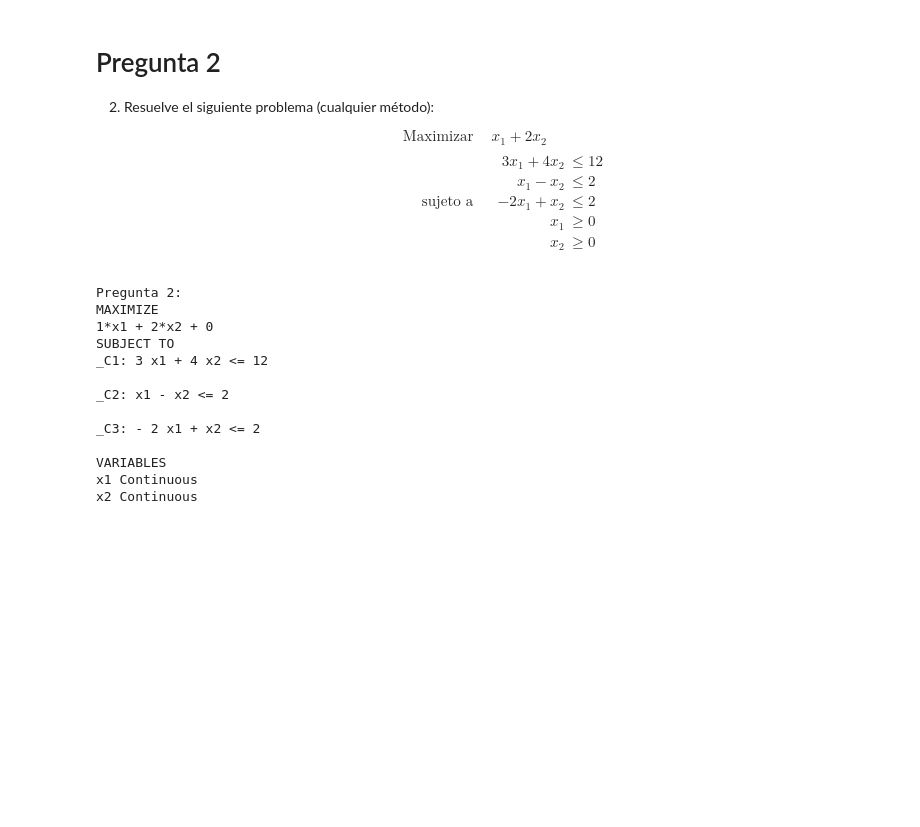
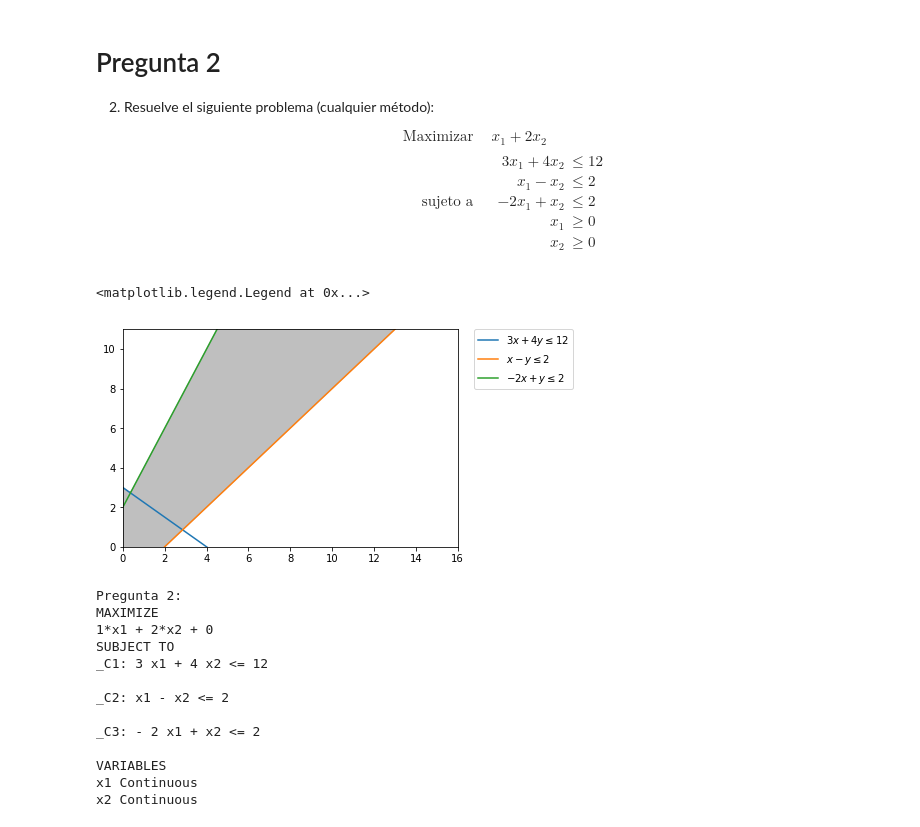
Before and after one commit to abigail0111/programaci-n_lineal, a Jupyter notebook: EXAMEN.ipynb, the cells around one changed output. Saved outputs shown, nothing was run; the diff lists cells and outputs as text; code cells hidden in the pictures; blank space fills up the shorter version.

```diff
--- a/EXAMEN.ipynb
+++ b/EXAMEN.ipynb
@@ -77,3 +79,26 @@ prob = LpProblem("Pregunta 2", LpMaximize)
 prob += 3*x1 + 4*x2 <= 12
 prob += x1 - x2 <= 2
 prob += -2*x1 + x2 <= 2
+# %%
+x = np.linspace(0, 20, 200)
+
+y1=(12-3*x)/4
+y2=x-2
+y3=2+2*x
+
+
+plt.plot(x, y1, label=r'$3x + 4y\leq12$')
+plt.plot(x, y2, label=r'$x - y\leq2$')
+plt.plot(x, y3, label=r'$-2x + y\leq2$')
+plt.xlim((0, 16))
+plt.ylim((0, 11))
+
+y4 = np.maximum(y1, y3)
+y5 = np.minimum(x, y2)
+
+
+plt.fill_between(x, y4, y5, color='grey', alpha=0.5)
+plt.legend(bbox_to_anchor=(1.05, 1), loc=2, borderaxespad=0.)
+# %% [output]
+<matplotlib.legend.Legend at 0x...>
+[figure, added]
```
Also changed, not shown: parts of 3 cells of this notebook.
